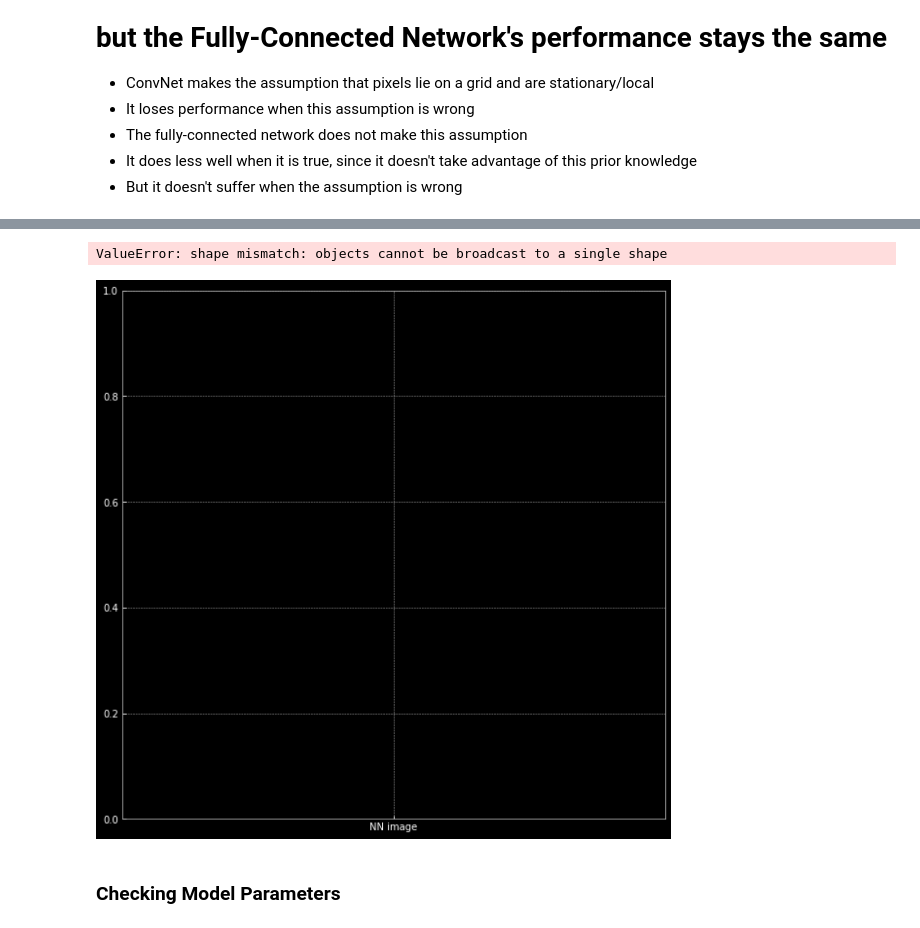
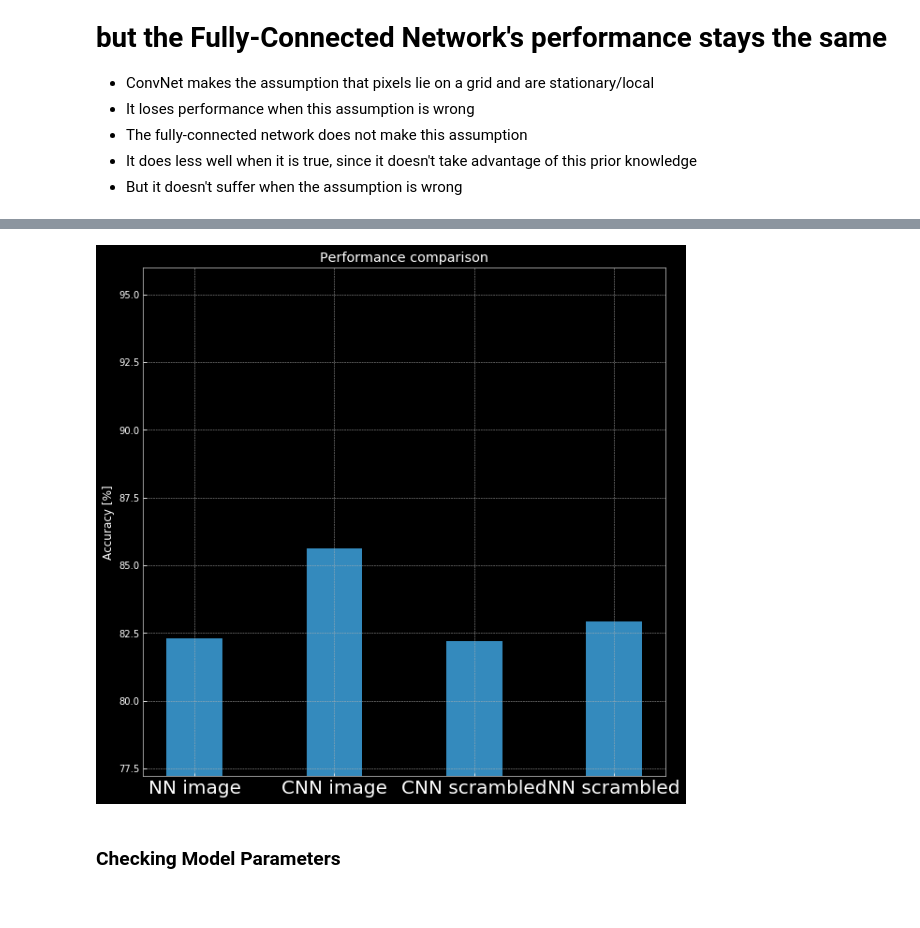
Before and after one commit to mustafaghali/IndabaX-Rwanada-CNN-tutorial, a Jupyter notebook: ConvNet.ipynb, the cells around one changed output, grey strips where cells are left out. Drawn from its saved outputs; the diff is of its cells as text; code cells hidden in the pictures.

Commit message:
fix the benchmark bar plot

```diff
--- a/ConvNet.ipynb
+++ b/ConvNet.ipynb
@@ -342,15 +343,16 @@ print (len(accuracy_list))
 # %%
+indices = [9,19,29,39]
+benchmark_list = list(numpy.array(accuracy_list)[indices])
 plt.bar(('NN image', 'CNN image',
          'CNN scrambled', 'NN scrambled'),
-        accuracy_list, width=0.4)
-plt.ylim((min(accuracy_list)-5, 96))
+        benchmark_list, width=0.4)
+plt.ylim((min(benchmark_list)-5, 96))
 plt.ylabel('Accuracy [%]')
 for tick in plt.gca().xaxis.get_major_ticks():
     tick.label.set_fontsize(20)
 plt.title('Performance comparison');
 # %% [output]
-ValueError: shape mismatch: objects cannot be broadcast to a single shape
-[figure, old version]
+[figure, new version]
 # %% [markdown]
 ### Checking Model Parameters
 # %%
```
Also changed, not shown: parts of 7 cells of this notebook.
